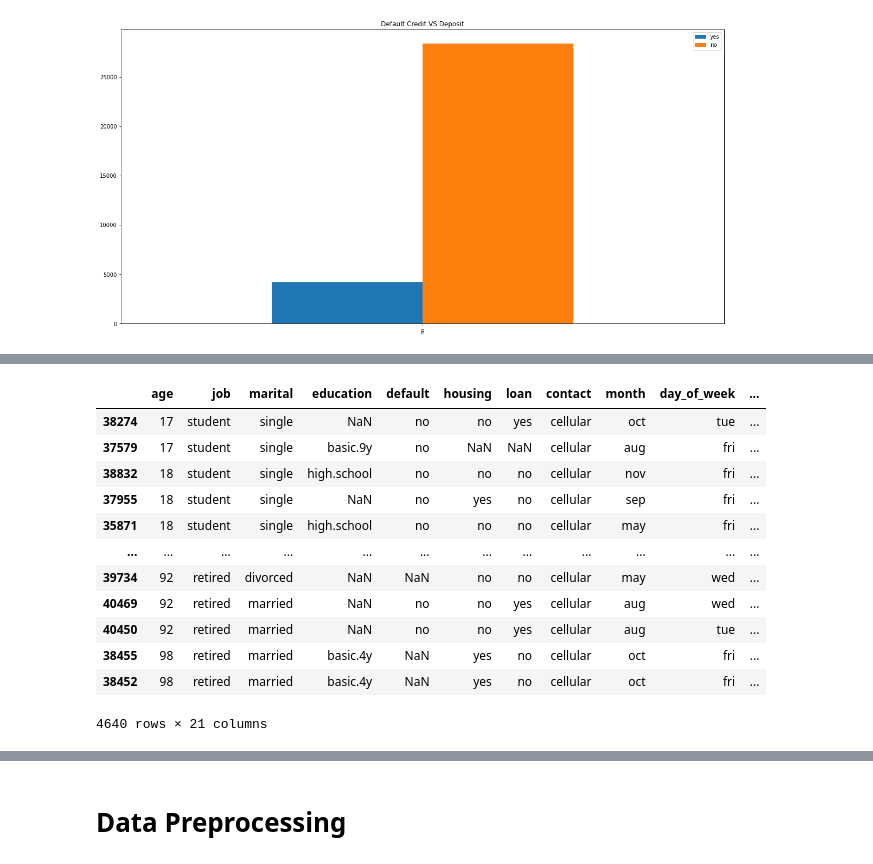
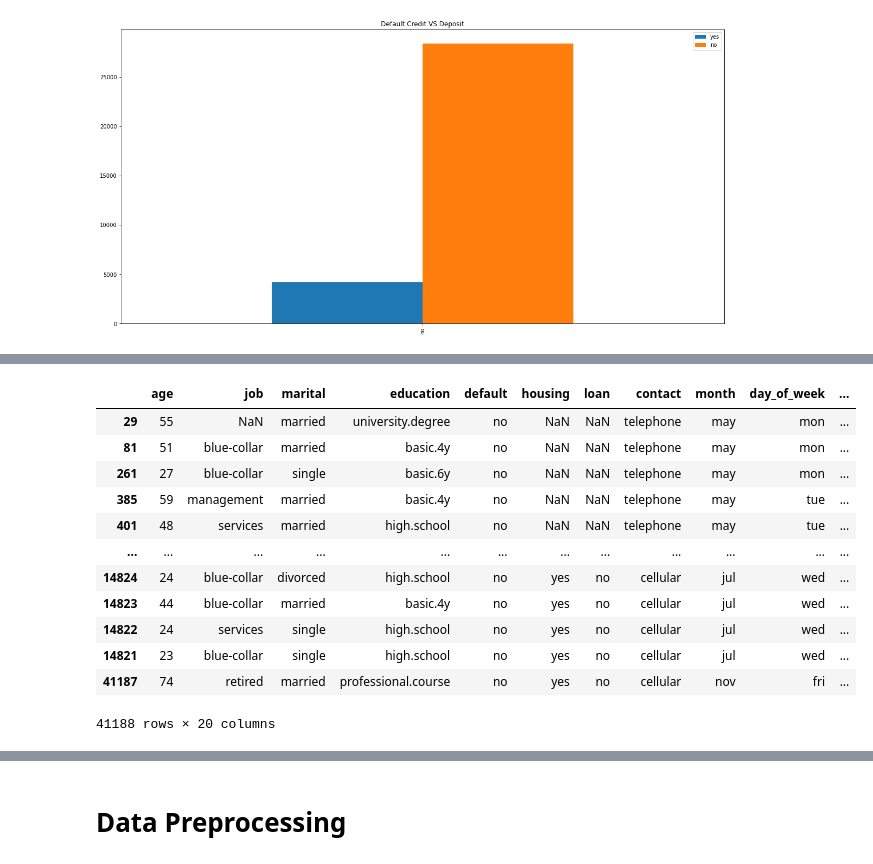
Before and after one commit to TarekMohamed1999/bank_marketing, a Jupyter notebook: Data Cleaning/Bank Marketing Campaign - Reema Al-Otaibi.ipynb, the cells around one changed output, grey strips where cells are left out. Cells and saved outputs as stored; diff of their text form; code cells hidden in the pictures.

```diff
--- a/Data Cleaning/Bank Marketing Campaign - Reema Al-Otaibi.ipynb
+++ b/Data Cleaning/Bank Marketing Campaign - Reema Al-Otaibi.ipynb
@@ -485,16 +535,23 @@ old_age[old_age['y'] == 'yes']
-# %%
-old_age
-# %% [output]
-|  | age | job | marital | education | default | housing | loan | contact | month | day_of_week | ... |
-| 38274 | 17 | student | single | NaN | no | no | yes | cellular | oct | tue | ... |
-| 37579 | 17 | student | single | basic.9y | no | NaN | NaN | cellular | aug | fri | ... |
-| 38832 | 18 | student | single | high.school | no | no | no | cellular | nov | fri | ... |
-| 37955 | 18 | student | single | NaN | no | yes | no | cellular | sep | fri | ... |
-| 35871 | 18 | student | single | high.school | no | no | no | cellular | may | fri | ... |
-| ... | ... | ... | ... | ... | ... | ... | ... | ... | ... | ... | ... |
-| 39734 | 92 | retired | divorced | NaN | NaN | no | no | cellular | may | wed | ... |
-| 40469 | 92 | retired | married | NaN | no | no | yes | cellular | aug | wed | ... |
-| 40450 | 92 | retired | married | NaN | no | no | yes | cellular | aug | tue | ... |
-| 38455 | 98 | retired | married | basic.4y | NaN | yes | no | cellular | oct | fri | ... |
-| 38452 | 98 | retired | married | basic.4y | NaN | yes | no | cellular | oct | fri | ... |
-4640 rows × 21 columns
+# %%
+#drop duration column since the contact between the bank and the client hasn't been. made yet, so the duration is
+#not none
+bank_df = bank_df.drop(['duration'], axis = 1)
+# %%
+#based on observations done earlier
+bank_df['default'].replace(np.nan, 'no', inplace = True)
+# %%
+bank_df.sort_values(by='loan', ascending=False, na_position='first')
+# %% [output]
+|  | age | job | marital | education | default | housing | loan | contact | month | day_of_week | ... |
+| 29 | 55 | NaN | married | university.degree | no | NaN | NaN | telephone | may | mon | ... |
+| 81 | 51 | blue-collar | married | basic.4y | no | NaN | NaN | telephone | may | mon | ... |
+| 261 | 27 | blue-collar | single | basic.6y | no | NaN | NaN | telephone | may | mon | ... |
+| 385 | 59 | management | married | basic.4y | no | NaN | NaN | telephone | may | tue | ... |
+| 401 | 48 | services | married | high.school | no | NaN | NaN | telephone | may | tue | ... |
+| ... | ... | ... | ... | ... | ... | ... | ... | ... | ... | ... | ... |
+| 14824 | 24 | blue-collar | divorced | high.school | no | yes | no | cellular | jul | wed | ... |
+| 14823 | 44 | blue-collar | married | basic.4y | no | yes | no | cellular | jul | wed | ... |
+| 14822 | 24 | services | single | high.school | no | yes | no | cellular | jul | wed | ... |
+| 14821 | 23 | blue-collar | single | high.school | no | yes | no | cellular | jul | wed | ... |
+| 41187 | 74 | retired | married | professional.course | no | yes | no | cellular | nov | fri | ... |
+41188 rows × 20 columns
```
Also changed, not shown: parts of 85 cells of this notebook.
